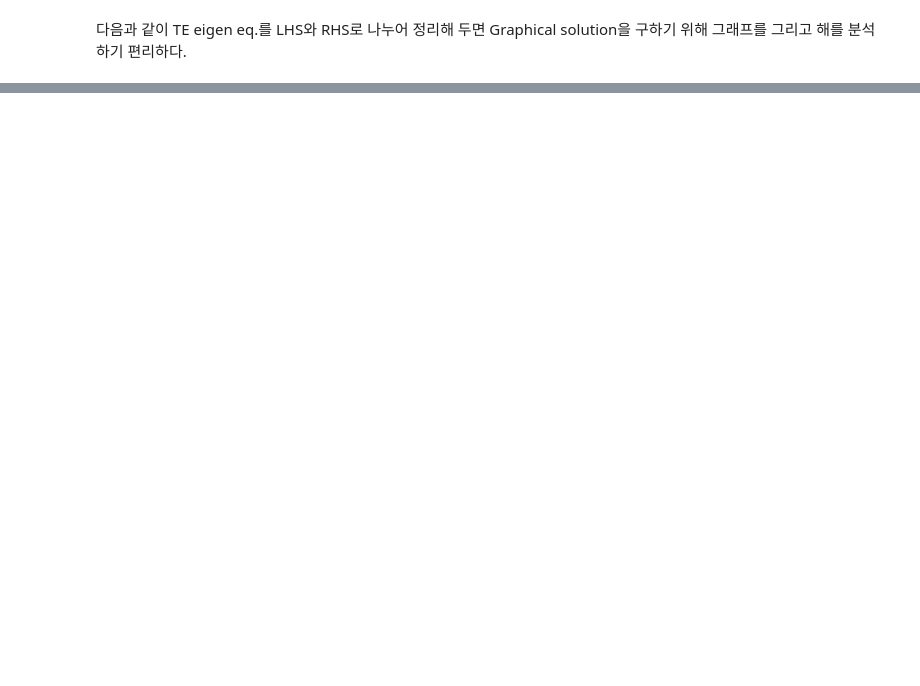
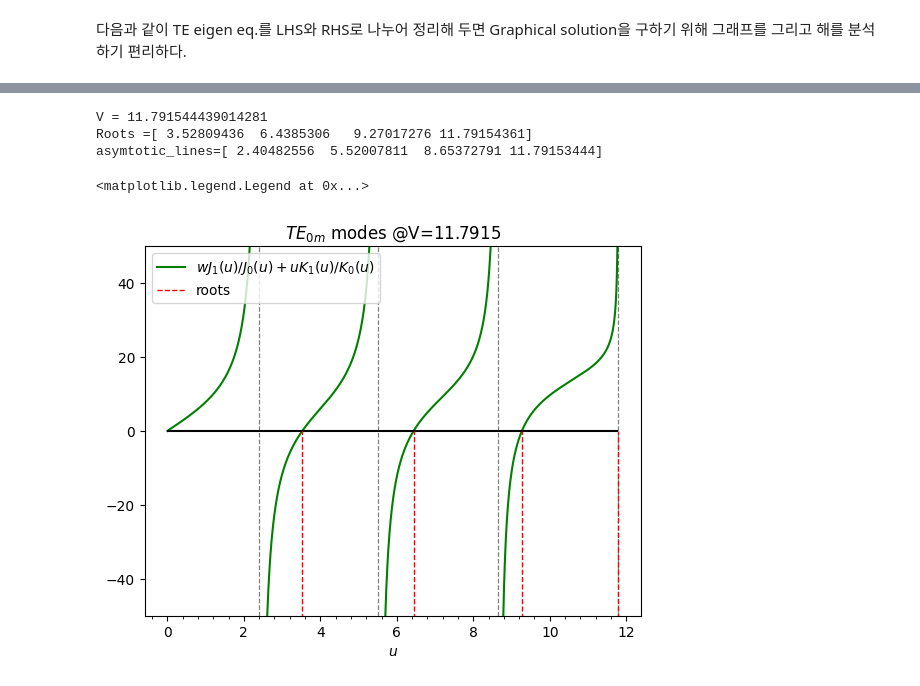
Before and after one commit to jkkow/fmdtool, a Jupyter notebook: draft/usolver_for_TE.ipynb, the cells around one changed output, grey strips where cells are left out. Drawn from its saved outputs; the diff is of its cells as text; code cells hidden in the pictures; blank space fills up the shorter version.

```diff
--- a/draft/usolver_for_TE.ipynb
+++ b/draft/usolver_for_TE.ipynb
@@ -76,0 +76,8 @@ print(jn_zeros(0, num))
+# %%
+def get_asymtotic_points(v, l) -> list:
+  num: int = num_of_zeros_jn(v, l)
+  if num ==0:
+    return None
+  else:
+    asymtotic_points = jn_zeros(l, num)
+    return asymtotic_points
@@ -113,12 +122,0 @@ ValueError: nt > 0
-# %%
-def get_init_points_to_solve_TE():
-  offset1 = 0.001
-  offset2 = 0.2
-  num = num_of_zeros_jn(l=0)
-  if v <= jn_zeros(0, 1):
-    return None
-  else:
-    return jn_zeros(0, num) + offset1
-
-init_points_for_TE = get_init_points_to_solve_TE()
-print(init_points_for_TE)
@@ -126,0 +169,9 @@ None
+# %%
+def get_init_points_to_solve_TE(v):
+  asymtotic_points = get_asymtotic_points(v, 0)
+  if asymtotic_points is not None:
+    offset = (v - asymtotic_points[-1])/2 # critical to avoide RuntimeWarning
+    init_points = asymtotic_points + offset
+    return init_points
+  else:
+    return None
@@ -150,0 +217,17 @@ None
+# %%
+v = jn_zeros(0, 4)[-1] + 0.00001
+print(f"V = {v}")
+na = 0.22
+
+roots = get_roots_for_TE(v)
+print(f"Roots ={roots}")
+
+axe = plot_eigen_eq(v, na)
+axe.vlines(x=roots, ymin=-70, ymax=0, linestyles='dashed', colors='r', linewidth=1.0, label="roots")
+axe.legend(loc=2)
+# %% [output]
+V = 11.791544439014281
+Roots =[ 3.52809436  6.4385306   9.27017276 11.79154361]
+asymtotic_lines=[ 2.40482556  5.52007811  8.65372791 11.79153444]
+<matplotlib.legend.Legend at 0x...>
+[figure, added]
```
Also changed, not shown: parts of 22 cells of this notebook.
